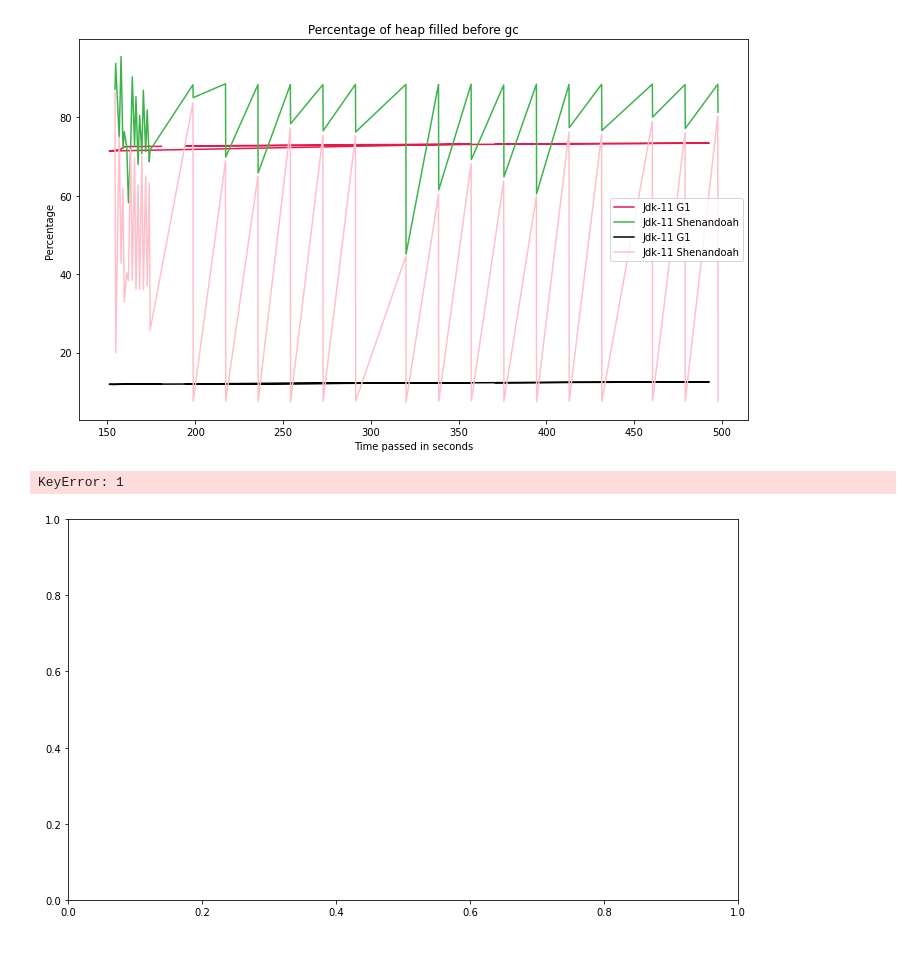
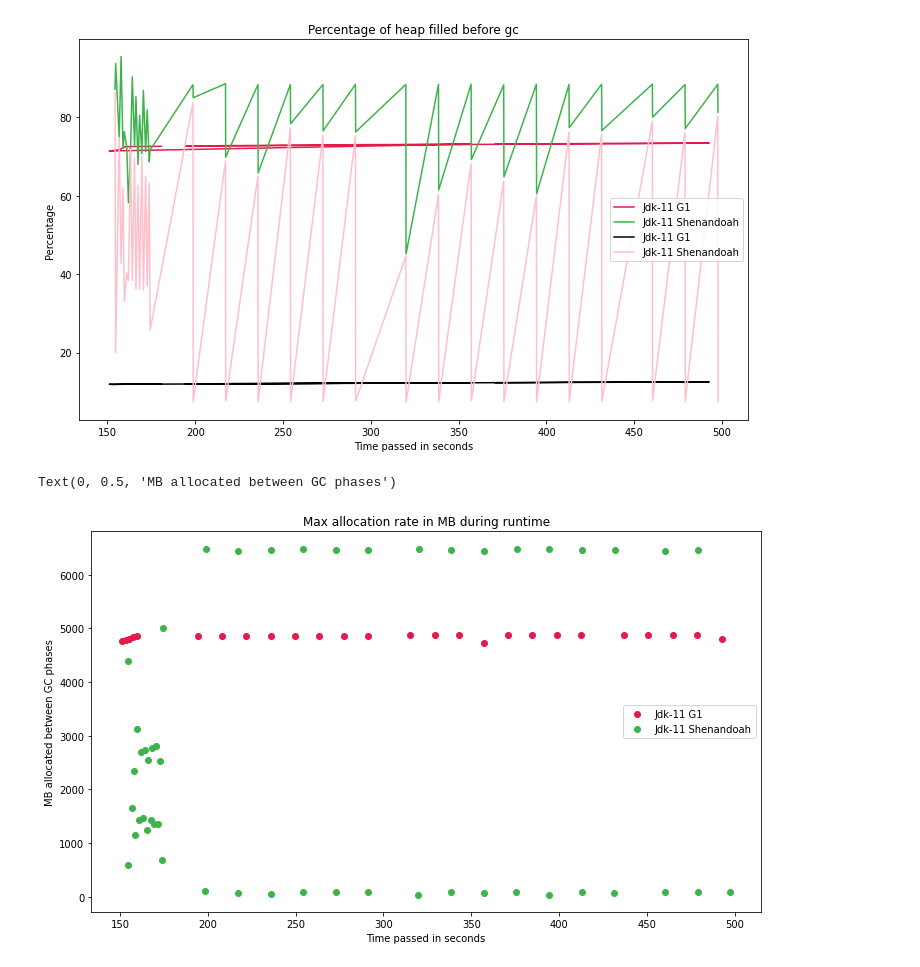
Before and after one commit to apple/GCGC, a Jupyter notebook: src/notebooks/analyze_logs_dev.ipynb, the cells around one changed output. Saved outputs shown, nothing was run; the diff lists cells and outputs as text; code cells hidden in the pictures.

Commit message:
Correction to formula for calculating max allocation rate in MB

```diff
--- a/src/notebooks/analyze_logs_dev.ipynb
+++ b/src/notebooks/analyze_logs_dev.ipynb
@@ -525,9 +525,13 @@ plot = plot_percentages(gc_event_dataframes, None, heap_before_gc,
 [figure]
 # %%
 from src.graphing.max_allocation_rate import difference_in_entries
-plot = difference_in_entries(gc_event_dataframes, None, heap_before_gc,
-         labels, column = "HeapBeforeGC",
-         line_graph = True)
+plot = difference_in_entries(gc_event_dataframes,
+                             None,
+                             heap_before_gc,
+                             labels)
+plot.set_title("Max allocation rate in MB during runtime")
+plot.set_xlabel("Time passed in seconds")
+plot.set_ylabel("MB allocated between GC phases")
 # %% [output]
-KeyError: 1
+Text(0, 0.5, 'MB allocated between GC phases')
-[figure, old version]
+[figure, new version]
```
Also changed, not shown: 1 other file.
